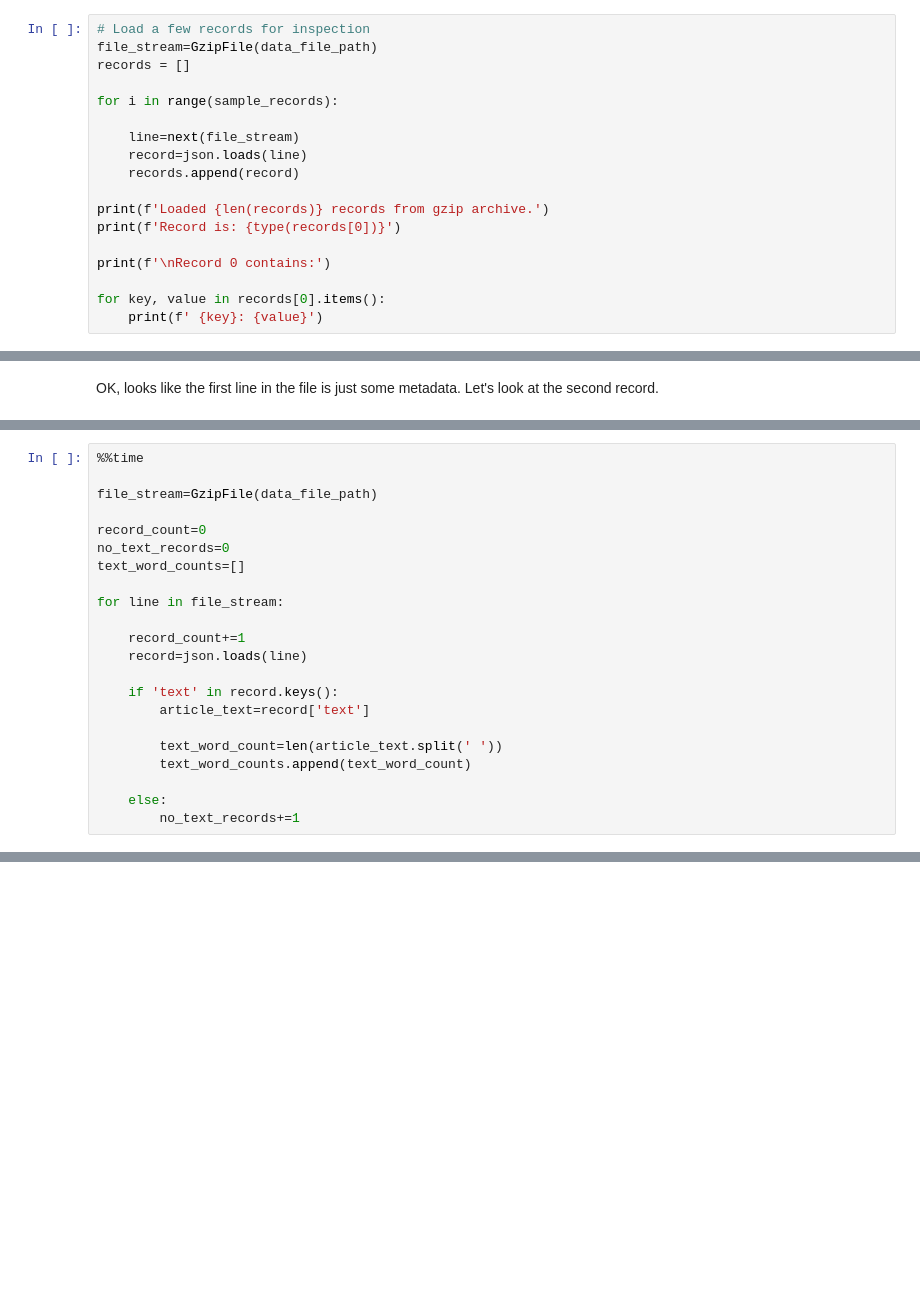
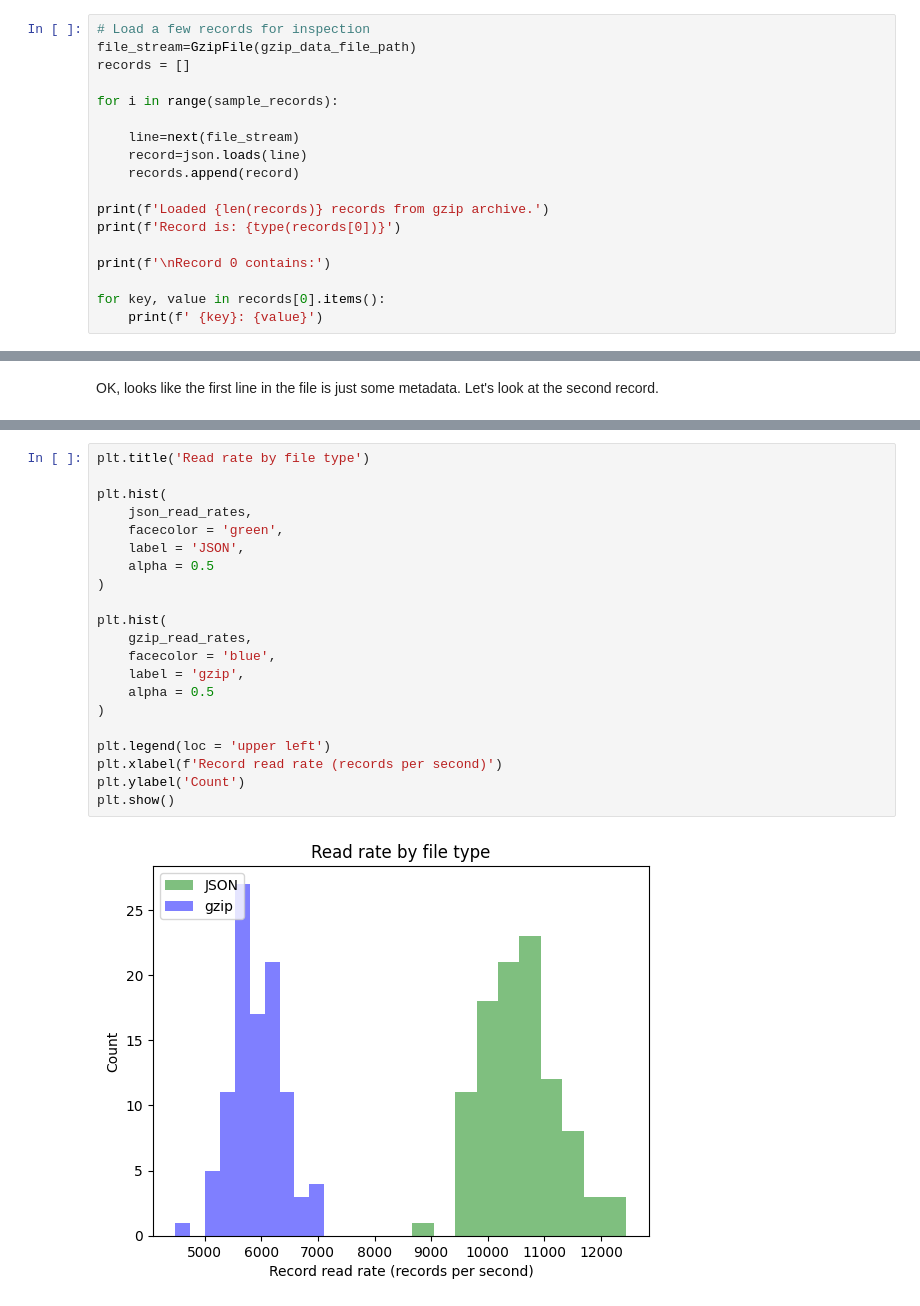
Before and after one commit to gperdrizet/OpenSearch, a Jupyter notebook: semantic_search/data_exploration.ipynb, the cells around one changed output, grey strips where cells are left out. Saved outputs shown, nothing was run; the diff lists cells and outputs as text; blank space fills up the shorter version.

```diff
--- a/semantic_search/data_exploration.ipynb
+++ b/semantic_search/data_exploration.ipynb
@@ -15,6 +23,6 @@ data_file_path='./data/enwiki-20240930-cirrussearch-content.json.gz'
 # %%
 # Load a few records for inspection
-file_stream=GzipFile(data_file_path)
+file_stream=GzipFile(gzip_data_file_path)
 records = []
 
 for i in range(sample_records):
@@ -55,22 +145,0 @@ Which one is faster? By how much? There is obviously an advantage to reading str
-# %%
-%%time
-
-file_stream=GzipFile(data_file_path)
-
-record_count=0
-no_text_records=0
-text_word_counts=[]
-
-for line in file_stream:
-
-    record_count+=1
-    record=json.loads(line)
-
-    if 'text' in record.keys():
-        article_text=record['text']
-
-        text_word_count=len(article_text.split(' '))
-        text_word_counts.append(text_word_count)
-
-    else:
-        no_text_records+=1
@@ -95,0 +211,23 @@ OK, think we have a good plan and some work to do.
+# %%
+plt.title('Read rate by file type')
+
+plt.hist(
+    json_read_rates,
+    facecolor = 'green',
+    label = 'JSON',
+    alpha = 0.5
+)
+
+plt.hist(
+    gzip_read_rates,
+    facecolor = 'blue',
+    label = 'gzip',
+    alpha = 0.5
+)
+
+plt.legend(loc = 'upper left')
+plt.xlabel(f'Record read rate (records per second)')
+plt.ylabel('Count')
+plt.show()
+# %% [output]
+[figure, added]
```
Also changed, not shown: parts of 29 cells of this notebook, 7 other files.
